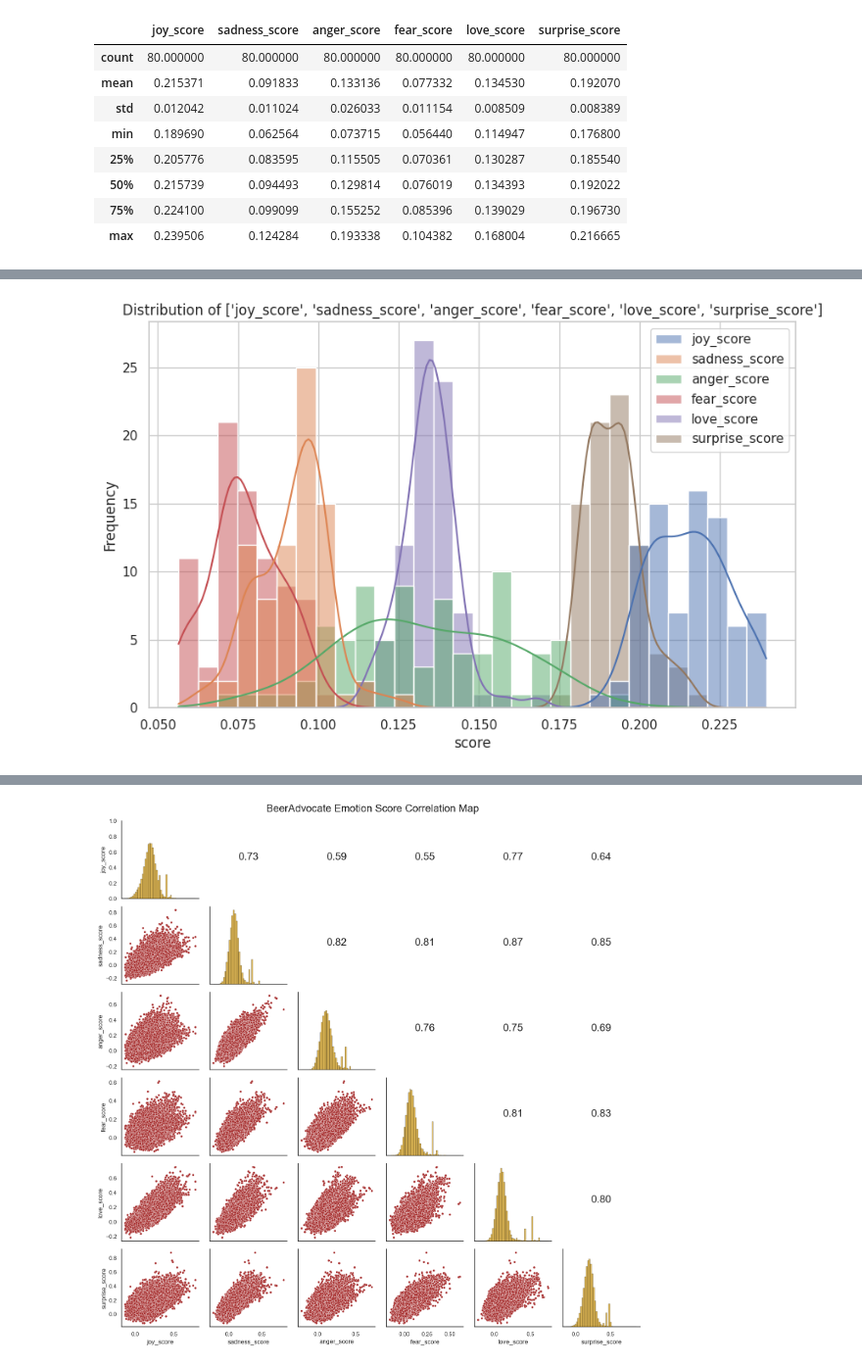
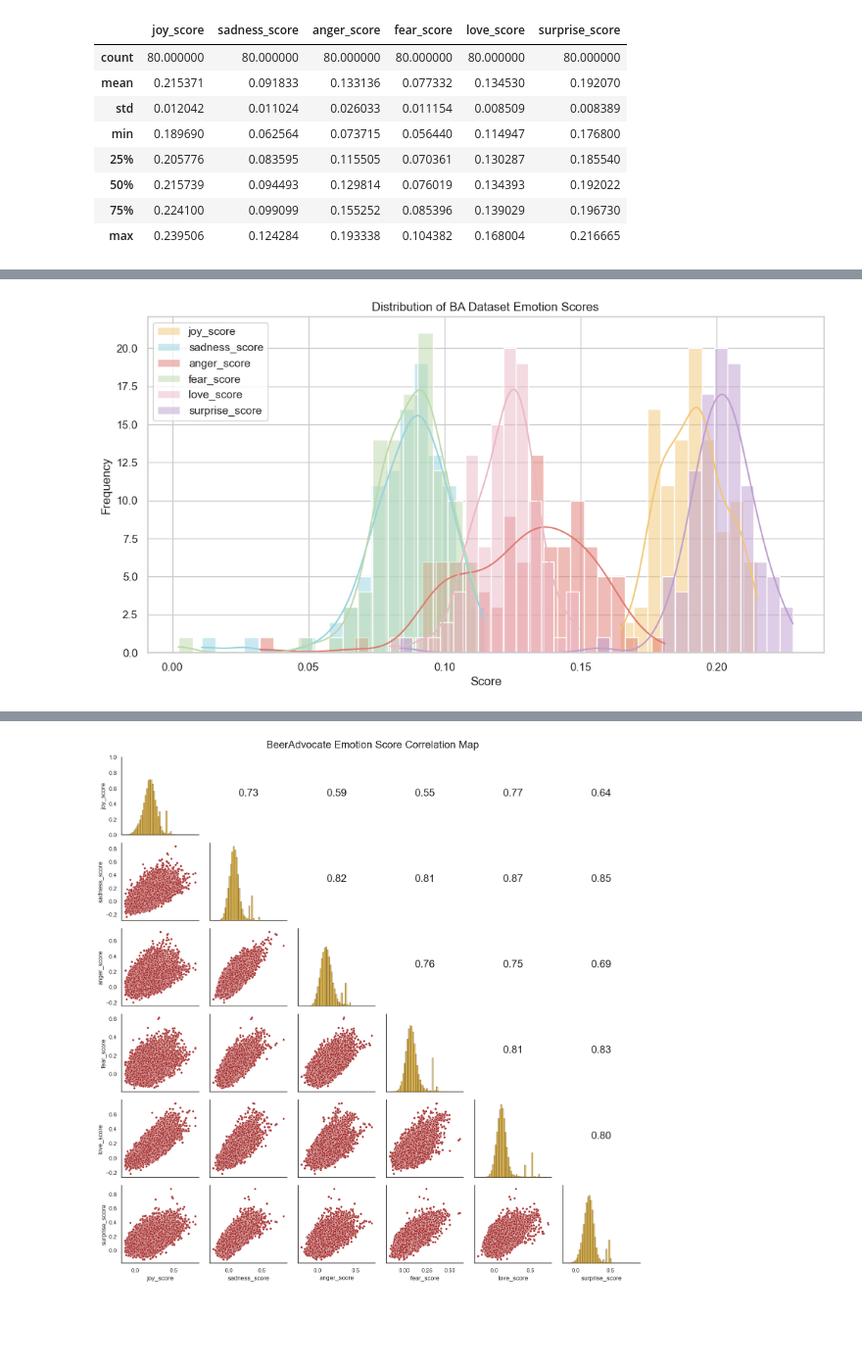
Before and after one commit to epfl-ada/ada-2023-project-adapowerup2023, a Jupyter notebook: 2_Saving_Emotion_Scores.ipynb, the cells around one changed output, grey strips where cells are left out. Shown at 98% size. Cells and saved outputs as stored; diff of their text form; code cells hidden in the pictures; blank space fills up the shorter version.

```diff
--- a/2_Saving_Emotion_Scores.ipynb
+++ b/2_Saving_Emotion_Scores.ipynb
@@ -563,16 +570,27 @@ plt.show()
-# %%
-import matplotlib.pyplot as plt
-import seaborn as sns
-
-sns.set(style="whitegrid")
-
-# Plot histograms for each score column
-
-plt.figure(figsize=(10, 6))
-sns.histplot(df_rb[emotion_score_columns], kde=True, bins=30)
-plt.title(f'Distribution of {emotion_score_columns}')
-plt.xlabel('score')
-plt.ylabel('Frequency')
-plt.show()
-# %% [output]
-[figure, removed]
+# %%
+emotion_score_columns = ['joy_score', 'sadness_score', 'anger_score', 'fear_score', 'love_score', 'surprise_score']
+
+# Color codes for each emotion
+emotion_colors = {
+    'joy_score': '#f2c674',        # Joy
+    'sadness_score': '#96d3e0',    # Sadness
+    'anger_score': '#e0796e',      # Anger
+    'fear_score': '#bcd9ab',       # Fear
+    'love_score': '#ebb7c4',       # Love
+    'surprise_score': '#be9dcf'    # Surprise
+}
+# %%
+bins_list = [10,20,30,20,15,30]
+
+plt.figure(figsize=(12, 6))
+
+for i, emotion in enumerate(emotion_colors):
+    sns.histplot(df_ba[emotion], kde=True, bins=bins_list[i], color=emotion_colors[emotion], label=emotion)
+
+plt.title('Distribution of BA Dataset Emotion Scores')
+plt.xlabel('Score')
+plt.ylabel('Frequency')
+plt.legend()
+plt.show()
+# %% [output]
+[figure, added]
```
Also changed, not shown: parts of 10 cells of this notebook.
